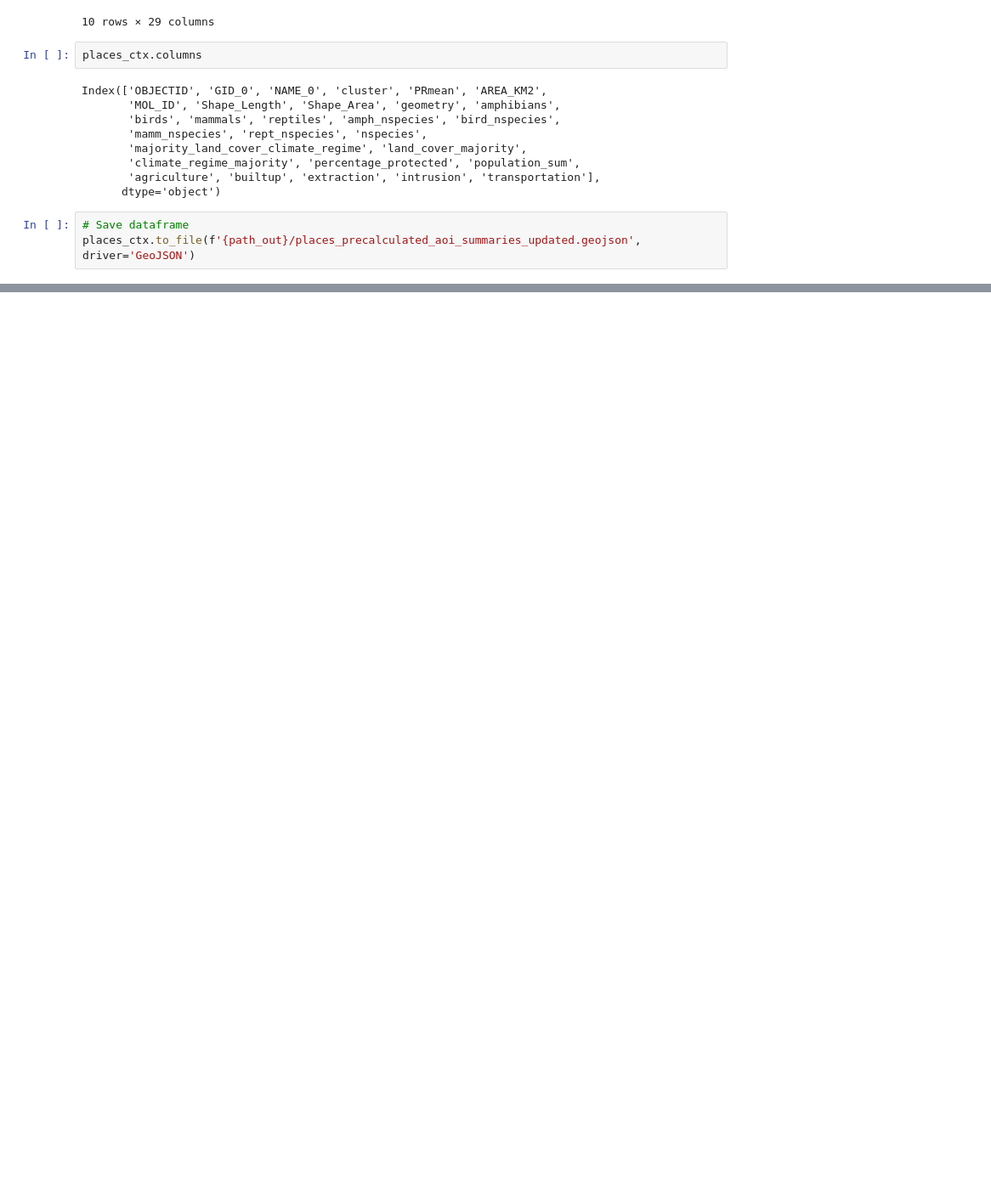
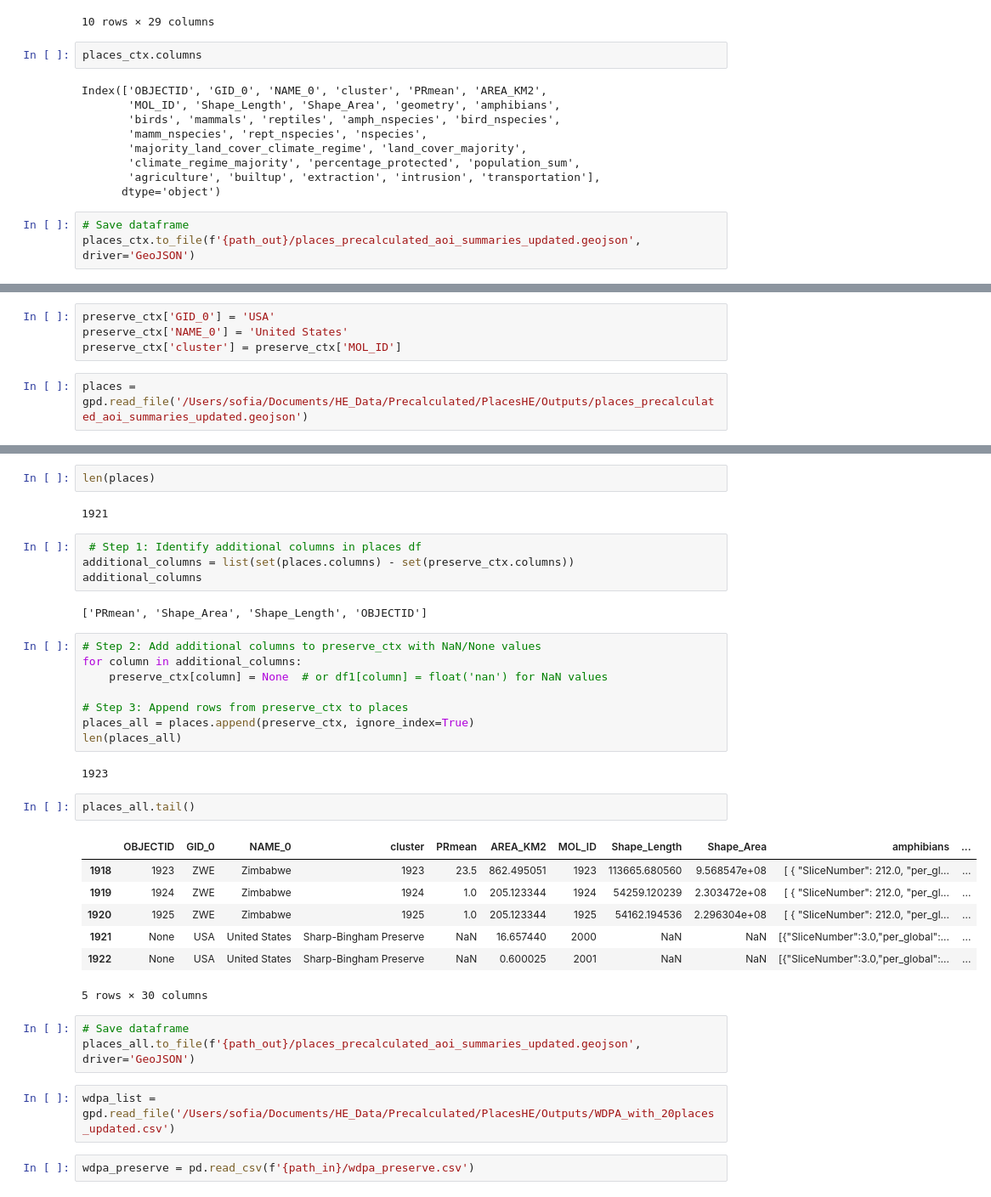
Before and after one commit to Vizzuality/he-scratchfolder, a Jupyter notebook: Precalculated_Future_Places_SPS.ipynb, the cells around one changed output, grey strips where cells are left out. Shown at 85% size. Drawn from its saved outputs; the diff is of its cells as text; blank space fills up the shorter version.

```diff
--- a/Precalculated_Future_Places_SPS.ipynb
+++ b/Precalculated_Future_Places_SPS.ipynb
@@ -545,0 +816,6 @@ places_ctx.to_file(f'{path_out}/places_precalculated_aoi_summaries_updated.geojs
+# %%
+preserve_ctx['GID_0'] = 'USA'
+preserve_ctx['NAME_0'] = 'United States'
+preserve_ctx['cluster'] = preserve_ctx['MOL_ID']
+# %%
+places = gpd.read_file('/Users/sofia/Documents/HE_Data/Precalculated/PlacesHE/Outputs/places_precalculated_aoi_summaries_updated.geojson')
@@ -545,0 +834,37 @@ places_ctx.to_file(f'{path_out}/places_precalculated_aoi_summaries_updated.geojs
+# %%
+len(places)
+# %% [output]
+1921
+# %%
+ # Step 1: Identify additional columns in places df
+additional_columns = list(set(places.columns) - set(preserve_ctx.columns))
+additional_columns
+# %% [output]
+['PRmean', 'Shape_Area', 'Shape_Length', 'OBJECTID']
+# %%
+# Step 2: Add additional columns to preserve_ctx with NaN/None values
+for column in additional_columns:
+    preserve_ctx[column] = None  # or df1[column] = float('nan') for NaN values
+
+# Step 3: Append rows from preserve_ctx to places
+places_all = places.append(preserve_ctx, ignore_index=True)
+len(places_all)
+# %% [output]
+1923
+# %%
+places_all.tail()
+# %% [output]
+|  | OBJECTID | GID_0 | NAME_0 | cluster | PRmean | AREA_KM2 | MOL_ID | Shape_Length | Shape_Area | amphibians | ... |
+| 1918 | 1923 | ZWE | Zimbabwe | 1923 | 23.5 | 862.495051 | 1923 | 113665.680560 | 9.568547e+08 | [ { "SliceNumber": 212.0, "per_gl... | ... |
+| 1919 | 1924 | ZWE | Zimbabwe | 1924 | 1.0 | 205.123344 | 1924 | 54259.120239 | 2.303472e+08 | [ { "SliceNumber": 212.0, "per_gl... | ... |
+| 1920 | 1925 | ZWE | Zimbabwe | 1925 | 1.0 | 205.123344 | 1925 | 54162.194536 | 2.296304e+08 | [ { "SliceNumber": 212.0, "per_gl... | ... |
+| 1921 | None | USA | United States | Sharp-Bingham Preserve | NaN | 16.657440 | 2000 | NaN | NaN | [{"SliceNumber":3.0,"per_global":... | ... |
+| 1922 | None | USA | United States | Sharp-Bingham Preserve | NaN | 0.600025 | 2001 | NaN | NaN | [{"SliceNumber":3.0,"per_global":... | ... |
+5 rows × 30 columns
+# %%
+# Save dataframe
+places_all.to_file(f'{path_out}/places_precalculated_aoi_summaries_updated.geojson', driver='GeoJSON')
+# %%
+wdpa_list = gpd.read_file('/Users/sofia/Documents/HE_Data/Precalculated/PlacesHE/Outputs/WDPA_with_20places_updated.csv')
+# %%
+wdpa_preserve = pd.read_csv(f'{path_in}/wdpa_preserve.csv')
```
Also changed, not shown: parts of 49 cells of this notebook.
